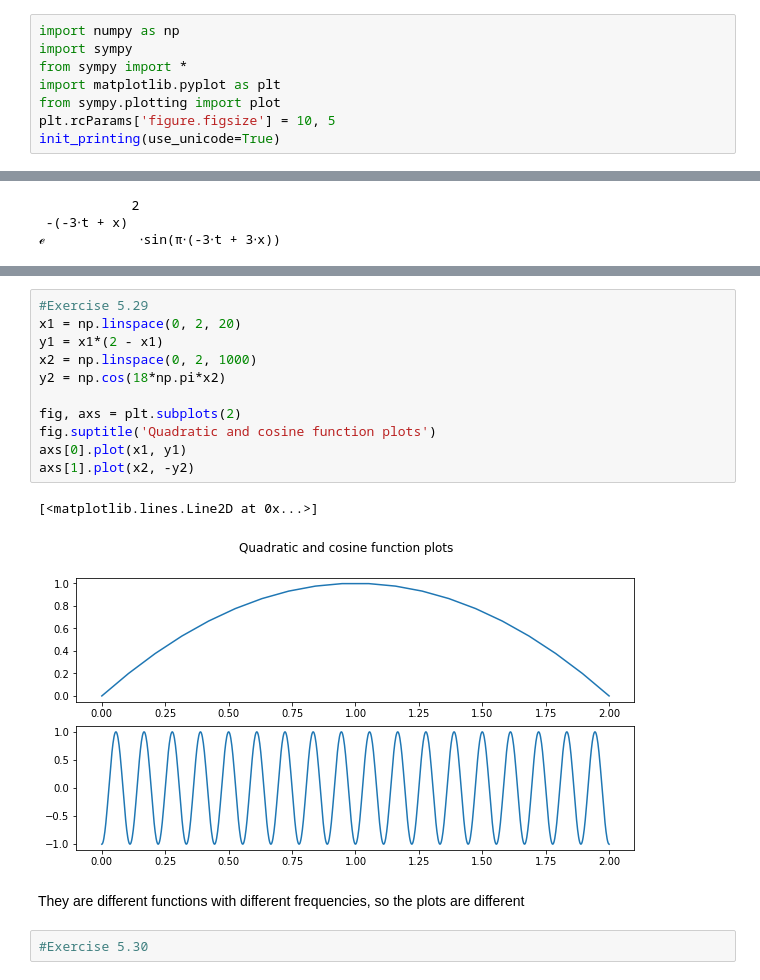
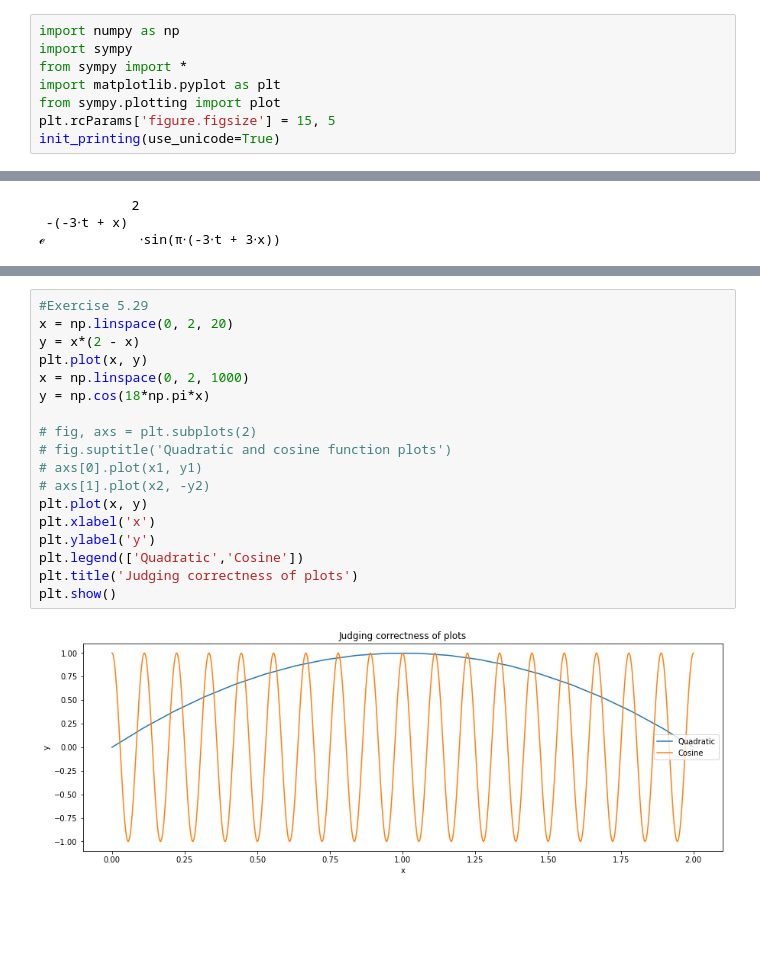
Before and after one commit to silvererudite/simulationAndModeling, a Jupyter notebook: lab_2.ipynb, the cells around one changed output, grey strips where cells are left out. Drawn from its saved outputs; the diff is of its cells as text; blank space fills up the shorter version.

```diff
--- a/lab_2.ipynb
+++ b/lab_2.ipynb
@@ -6,7 +6,7 @@ import sympy
 from sympy import *
 import matplotlib.pyplot as plt
 from sympy.plotting import plot
-plt.rcParams['figure.figsize'] = 10, 5
+plt.rcParams['figure.figsize'] = 15, 5
 init_printing(use_unicode=True)
 # %%
 x, t=symbols('x, t')
@@ -32,19 +32,21 @@ The set_smart_bounds function was deprecated in Matplotlib 3.2 and will be remov
 <sympy.plotting.plot.Plot at 0x...>
 # %%
 #Exercise 5.29
-x1 = np.linspace(0, 2, 20)
-y1 = x1*(2 - x1)
-x2 = np.linspace(0, 2, 1000)
-y2 = np.cos(18*np.pi*x2)
+x = np.linspace(0, 2, 20)
+y = x*(2 - x)
+plt.plot(x, y)
+x = np.linspace(0, 2, 1000)
+y = np.cos(18*np.pi*x)
 
-fig, axs = plt.subplots(2)
-fig.suptitle('Quadratic and cosine function plots')
-axs[0].plot(x1, y1)
-axs[1].plot(x2, -y2)
+# fig, axs = plt.subplots(2)
+# fig.suptitle('Quadratic and cosine function plots')
+# axs[0].plot(x1, y1)
+# axs[1].plot(x2, -y2)
+plt.plot(x, y)
+plt.xlabel('x')
+plt.ylabel('y')
+plt.legend(['Quadratic','Cosine'])
+plt.title('Judging correctness of plots')
+plt.show()
 # %% [output]
-[<matplotlib.lines.Line2D at 0x...>]
-[figure, old version]
+[figure, new version]
-# %% [markdown]
-They are different functions with different frequencies, so the plots are different
-# %%
-#Exercise 5.30
```
Also changed, not shown: parts of 6 cells of this notebook.
